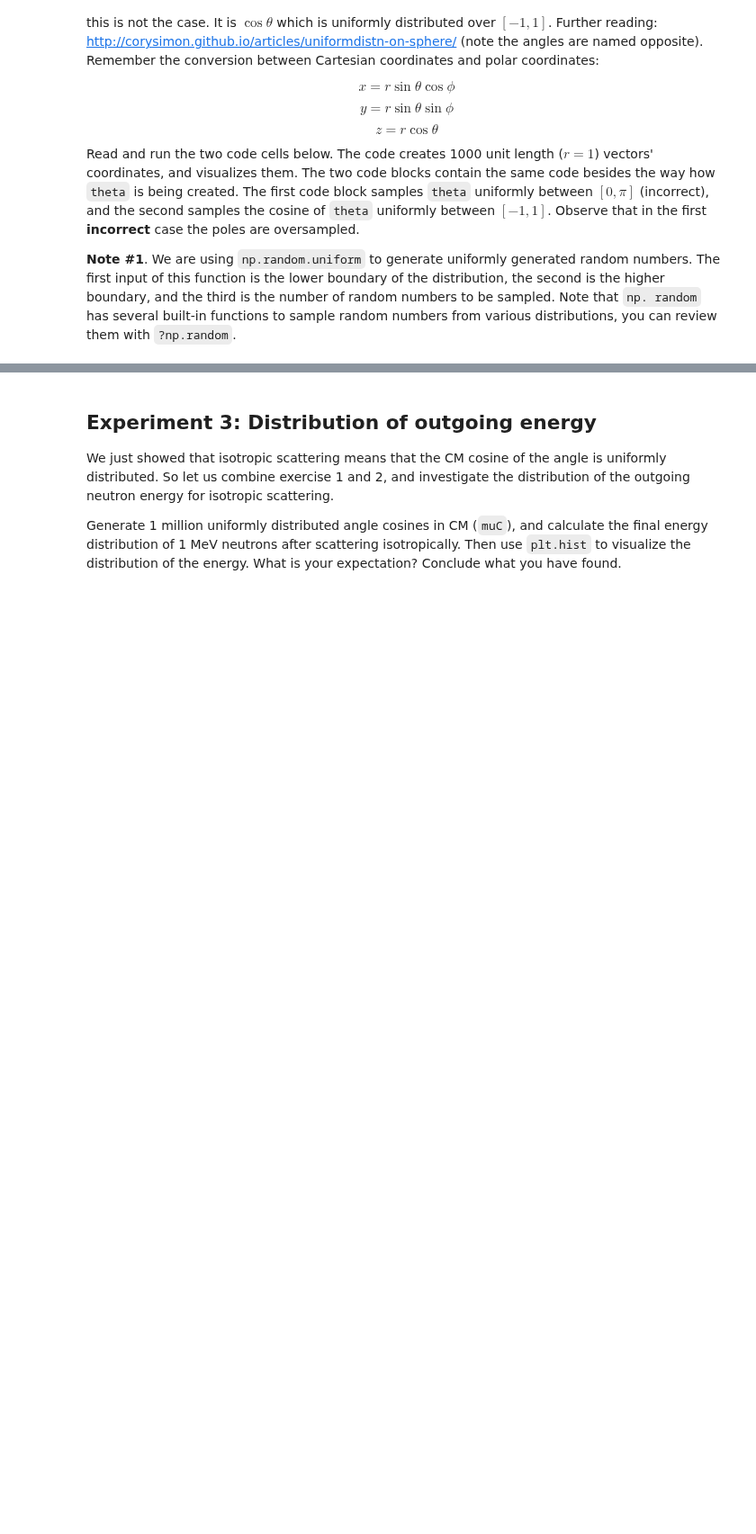
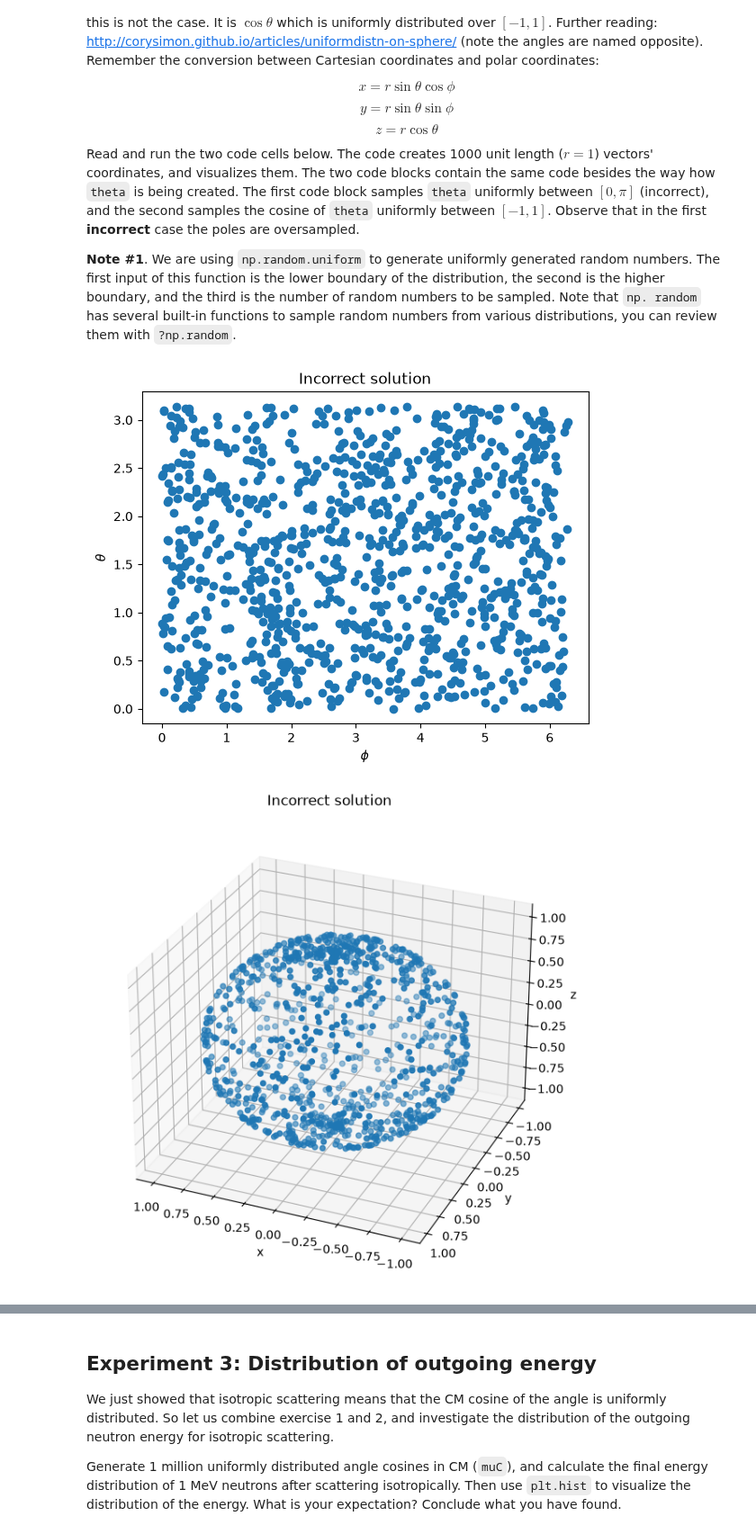
Before and after one commit to Ben0-0/IAEA_Reactor-Physics, a Jupyter notebook: Datalabs/Datalab04/4-Scattering_MCintro.ipynb, the cells around one changed output, grey strips where cells are left out. Shown at 90% size. Drawn from its saved outputs; the diff is of its cells as text; code cells hidden in the pictures; blank space fills up the shorter version.

```diff
--- a/Datalabs/Datalab04/4-Scattering_MCintro.ipynb
+++ b/Datalabs/Datalab04/4-Scattering_MCintro.ipynb
@@ -69,33 +76,36 @@ Read and run the two code cells below. The code creates 1000 unit length ($r=1$)
 # %%
 from mpl_toolkits.mplot3d import Axes3D
 
 N=1000
 r=np.ones(N)
 theta=np.random.uniform(0,np.pi,N) ### INCORRECT
 mu=np.cos(theta)
 phi=np.random.uniform(0,2*np.pi,N)
 
 x=r*np.sin(theta)*np.cos(phi)
 y=r*np.sin(theta)*np.sin(phi)
 z=r*np.cos(theta)
 
 plt.figure()
 plt.scatter(phi,theta)
 plt.xlabel(r'$\phi$')
 plt.ylabel(r'$\theta$')
 plt.title('Incorrect solution')
 plt.show()
 
 fig = plt.figure(figsize=plt.figaspect(1.0)*1.5) #Adjusts the aspect ratio and enlarges the figure (text does not enlarge)
-ax = fig.gca(projection='3d')
+ax = fig.add_subplot(projection='3d')
 ax.scatter(x,y,z)
 plt.title('Incorrect solution')
 ax.set_xlabel('x')
 ax.set_ylabel('y')
 ax.set_zlabel('z')
 ax.azim = 113
 ax.elev = 28
 plt.show()
+# %% [output]
+[figure, added]
+[figure, added]
 # %%
 N=1000
 r=np.ones(N)
```
Also changed, not shown: parts of 4 cells of this notebook.
